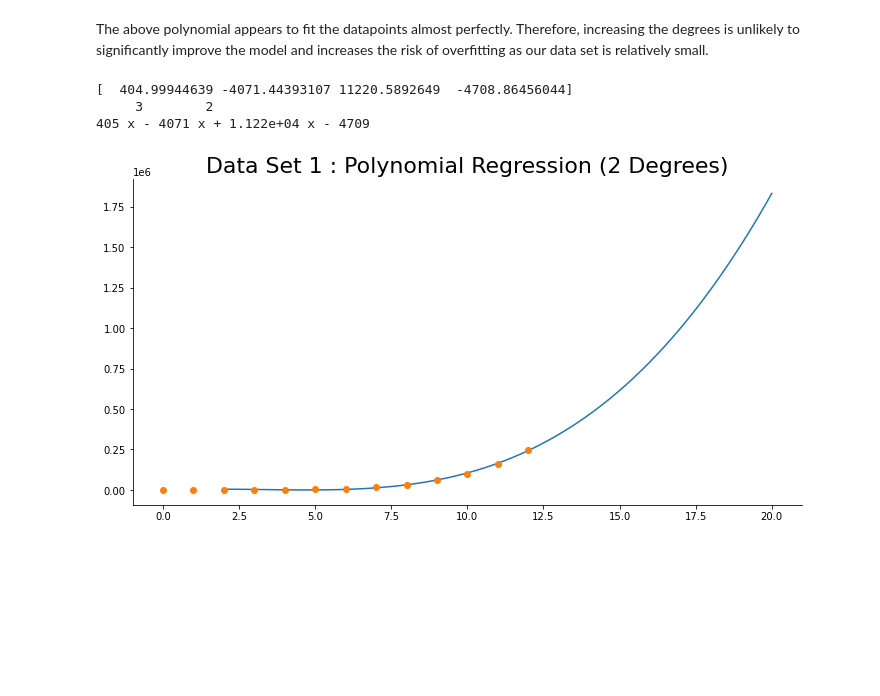
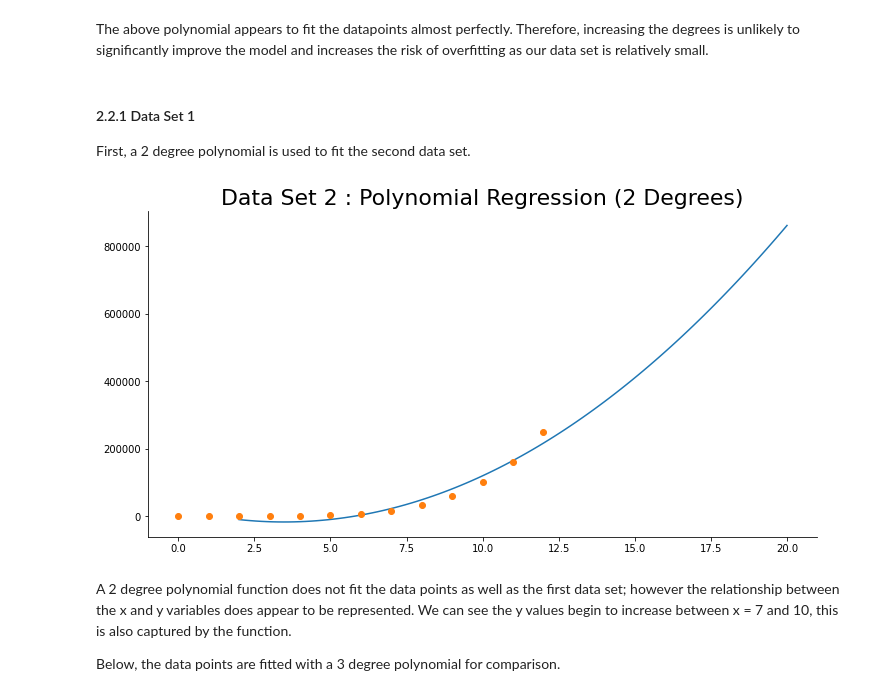
Before and after one commit to katemcg93/ML_Stats, a Jupyter notebook: Parameters.ipynb, the cells around one changed output. Saved outputs shown, nothing was run; the diff lists cells and outputs as text; code cells hidden in the pictures; blank space fills up the shorter version.

```diff
--- a/Parameters.ipynb
+++ b/Parameters.ipynb
@@ -140,29 +138,31 @@ ax.plot(xnew,ynew(xnew),x1,y1,'o');
 [figure]
 # %% [markdown]
 The above polynomial appears to fit the datapoints almost perfectly. Therefore, increasing the degrees is unlikely to significantly improve the model and increases the risk of overfitting as our data set is relatively small.
+# %% [markdown]
+#### 2.2.1 Data Set 1
+
+First, a 2 degree polynomial is used to fit the second data set.
 # %%
 #Get coefficient for linear function
-polynomial_coeff = np.polyfit(x2,y2,3)
-print(polynomial_coeff)
+polynomial_coeff = np.polyfit(x2,y2,2)
 
 #Return 100 evenly spaced numbers between 2 and 20 for x axis
 xnew= np.linspace(2,20,100)
 
 #Convert correlation coefficient to polynomial function - this can be applied to x values to get the plot for y.
 ynew = np.poly1d(polynomial_coeff)
-print(ynew)
+
 
 fig, ax = plt.subplots(figsize = (12,6))
-ax.set_title("Data Set 1 : Polynomial Regression (2 Degrees)", fontsize = 22);
+ax.set_title("Data Set 2 : Polynomial Regression (2 Degrees)", fontsize = 22);
 ax.spines[['right', 'top']].set_visible(False)
 
 #Multiply x values by polynomial coefficient to get new y values
 #Plot new x and y values as line against original data points
 ax.plot(xnew,ynew(xnew),x2,y2,'o');
 # %% [output]
-[  404.99944639 -4071.44393107 11220.5892649  -4708.86456044]
-     3        2
-405 x - 4071 x + 1.122e+04 x - 4709
-[figure, old version]
+[figure, new version]
 # %% [markdown]
-###
+A 2 degree polynomial function does not fit the data points as well as the first data set; however the relationship between the x and y variables does appear to be represented. We can see the y values begin to increase between x = 7 and 10, this is also captured by the function.
+
+Below, the data points are fitted with a 3 degree polynomial for comparison.
```
Also changed, not shown: parts of 4 cells of this notebook.
